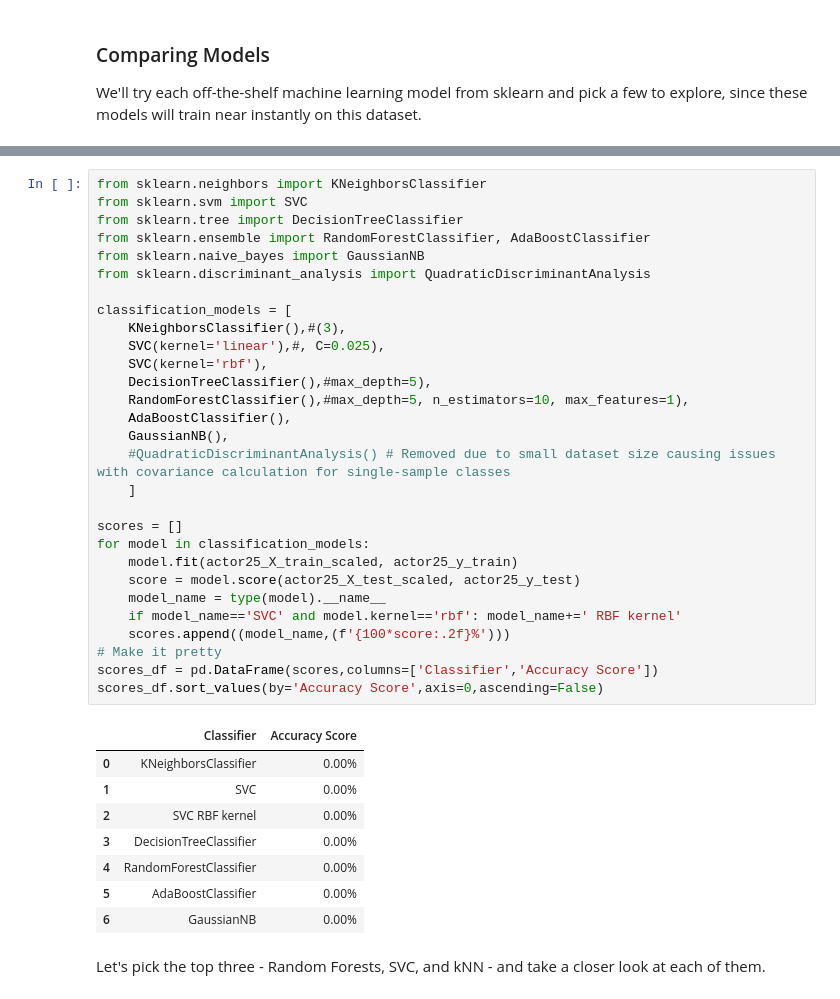
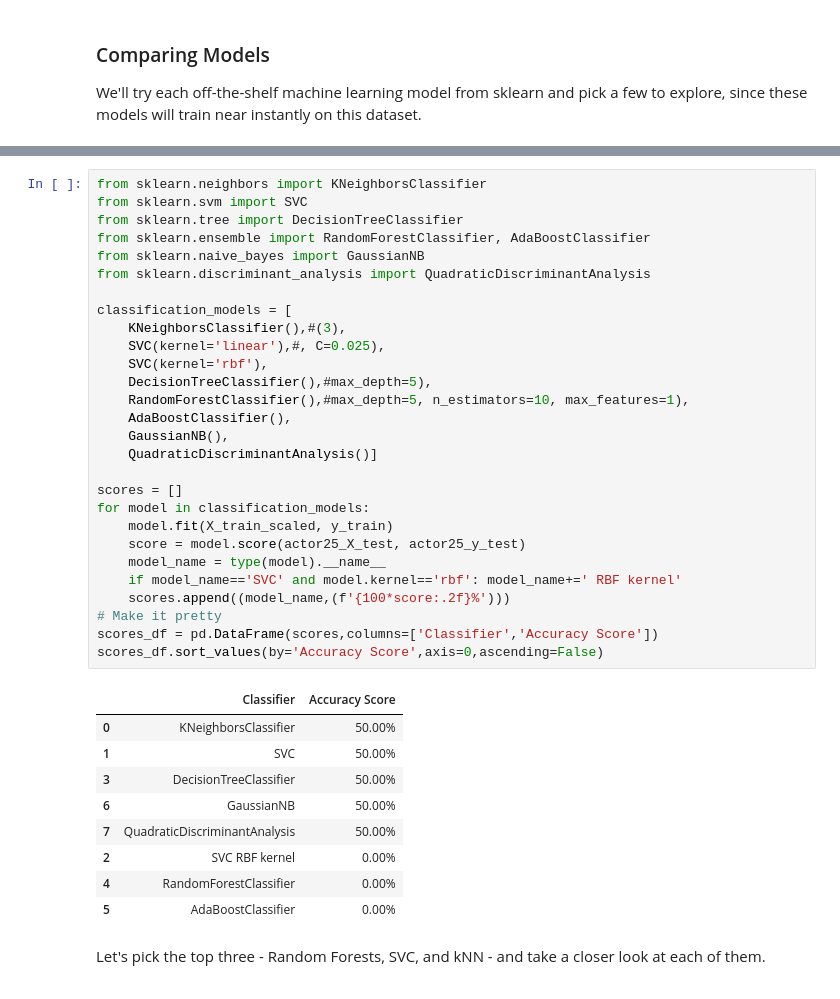
Before and after one commit to rouyu0405/Week3-ClassicML, a Jupyter notebook: week_3_machinelearning.ipynb, the cells around one changed output, grey strips where cells are left out. Cells and saved outputs as stored; diff of their text form.

```diff
--- a/week_3_machinelearning.ipynb
+++ b/week_3_machinelearning.ipynb
@@ -595,41 +595,41 @@ scores_df.sort_values(by='Accuracy Score',axis=0,ascending=False)
 # %%
 from sklearn.neighbors import KNeighborsClassifier
 from sklearn.svm import SVC
 from sklearn.tree import DecisionTreeClassifier
 from sklearn.ensemble import RandomForestClassifier, AdaBoostClassifier
 from sklearn.naive_bayes import GaussianNB
 from sklearn.discriminant_analysis import QuadraticDiscriminantAnalysis
 
 classification_models = [
     KNeighborsClassifier(),#(3),
     SVC(kernel='linear'),#, C=0.025),
     SVC(kernel='rbf'),
     DecisionTreeClassifier(),#max_depth=5),
     RandomForestClassifier(),#max_depth=5, n_estimators=10, max_features=1),
     AdaBoostClassifier(),
     GaussianNB(),
-    #QuadraticDiscriminantAnalysis() # Removed due to small dataset size causing issues with covariance calculation for single-sample classes
-    ]
+    QuadraticDiscriminantAnalysis()]
 
 scores = []
 for model in classification_models:
-    model.fit(actor25_X_train_scaled, actor25_y_train)
-    score = model.score(actor25_X_test_scaled, actor25_y_test)
+    model.fit(X_train_scaled, y_train)
+    score = model.score(actor25_X_test, actor25_y_test)
     model_name = type(model).__name__
     if model_name=='SVC' and model.kernel=='rbf': model_name+=' RBF kernel'
     scores.append((model_name,(f'{100*score:.2f}%')))
 # Make it pretty
 scores_df = pd.DataFrame(scores,columns=['Classifier','Accuracy Score'])
 scores_df.sort_values(by='Accuracy Score',axis=0,ascending=False)
 # %% [output]
 |  | Classifier | Accuracy Score |
-| 0 | KNeighborsClassifier | 0.00% |
-| 1 | SVC | 0.00% |
+| 0 | KNeighborsClassifier | 50.00% |
+| 1 | SVC | 50.00% |
+| 3 | DecisionTreeClassifier | 50.00% |
+| 6 | GaussianNB | 50.00% |
+| 7 | QuadraticDiscriminantAnalysis | 50.00% |
 | 2 | SVC RBF kernel | 0.00% |
-| 3 | DecisionTreeClassifier | 0.00% |
 | 4 | RandomForestClassifier | 0.00% |
 | 5 | AdaBoostClassifier | 0.00% |
-| 6 | GaussianNB | 0.00% |
 # %% [markdown]
 Let's pick the top three - Random Forests, SVC, and kNN - and take a closer look at each of them.
 # %% [markdown]
```
Also changed, not shown: parts of 2 cells of this notebook.
